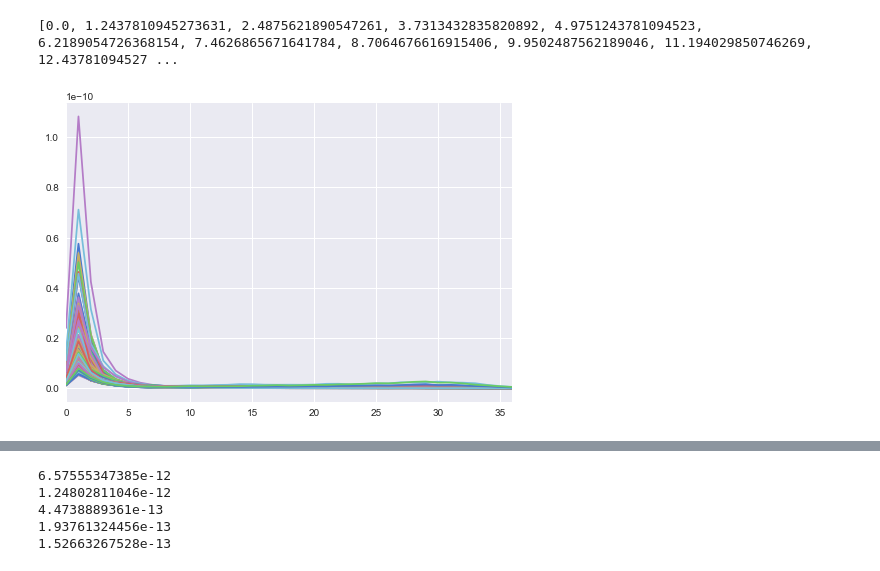
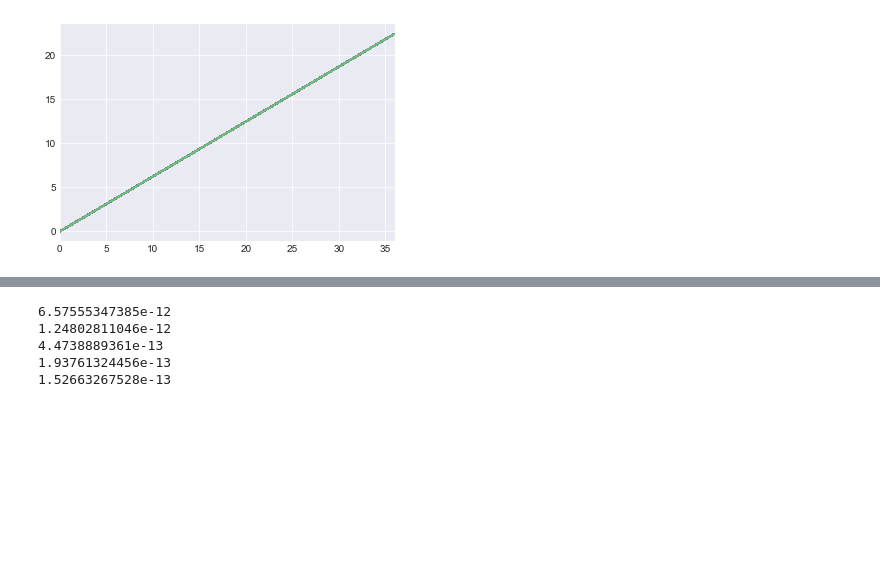
Before and after one commit to lucasputer/CienciaDeDatos, a Jupyter notebook: tp2/Pruebas.ipynb, the cells around one changed output, grey strips where cells are left out. Cells and saved outputs as stored; diff of their text form; code cells hidden in the pictures; blank space fills up the shorter version.

```diff
--- a/tp2/Pruebas.ipynb
+++ b/tp2/Pruebas.ipynb
@@ -135,36 +144,35 @@ plt.show()
 # %%
-freqs_usadas_finales = None
-def calc_potencias(electrodo_idx):
-    def get_epoch(epoch_idx):
-        epoch = mm[epoch_idx, electrodo_idx, :]
-        return epoch
-    def potencias_epoch(epoch_idx):
-        welch_result = scipy.signal.welch(get_epoch(epoch_idx), fs=250)
-        global freqs_usadas_finales
-        (freqs_relevantes, pots_relevantes) = freq_pots_relevantes(welch_result[0], welch_result[1])
-        freqs_usadas_finales = freqs_relevantes
-        return pots_relevantes
-    potencias = [potencias_epoch(i) for i in range(894)]
+def get_epoch(epoch_idx,electrodo_idx, dataset):
+    return dataset[epoch_idx, electrodo_idx, :]
+
+def par_frecuencias_potencias_epoch(epoch_idx,electrodo_idx,dataset):
+    welch_result = scipy.signal.welch(get_epoch(epoch_idx,electrodo_idx,dataset), fs=250)
+    return freq_pots_relevantes(welch_result[0], welch_result[1])
+
+# Dado un dataset y un electrodo devuelve una lista de potencias promedio para cada epoch
+def potencias_promedio(electrodo_idx,dataset):
+    potencias = [par_frecuencias_potencias_epoch(i,electrodo_idx, dataset) for i in range(894)][1]
     res = []
     for i in range(len(potencias[0])):
         res.append(np.average([pot[i] for pot in potencias]))
     return res
-# %%
-
-
-colors = sns.color_palette("muted", n_colors=201)
-potencias_electrodo = []
-for i in range(200):
-    potencias_electrodo.append(calc_potencias(i))
-# %%
-print freqs_usadas_finales
-# %% [output]
-[0.0, 1.2437810945273631, 2.4875621890547261, 3.7313432835820892, 4.9751243781094523, 6.2189054726368154, 7.4626865671641784, 8.7064676616915406, 9.9502487562189046, 11.194029850746269, 12.43781094527 ...
+# %%
+colors = sns.color_palette("muted", n_colors=201)
+
+def get_potencias_datasets(datasets):
+    potencias_datasets = []
+    for i in range(len(datasets)):
+        potencias_datasets.append([])
+        for j in range(200):
+            potencias_datasets[i].append(potencias_promedio(j, datasets[i]))
+    return potencias_datasets
+
+# potencias_normales = get_potencias_datasets(datasets_normales)
+potencias_disminuidas = get_potencias_datasets(datasets_disminuidos[0:1])
 # %%
-
 for i in range(200):
-    sns.tsplot(potencias_electrodo[i], color=colors[i])
+    sns.tsplot(potencias_disminuidas[0][i], color=colors[i])
 plt.show()
 # %% [output]
-[figure, old version]
+[figure, new version]
 # %%
```
Also changed, not shown: parts of 10 cells of this notebook.
